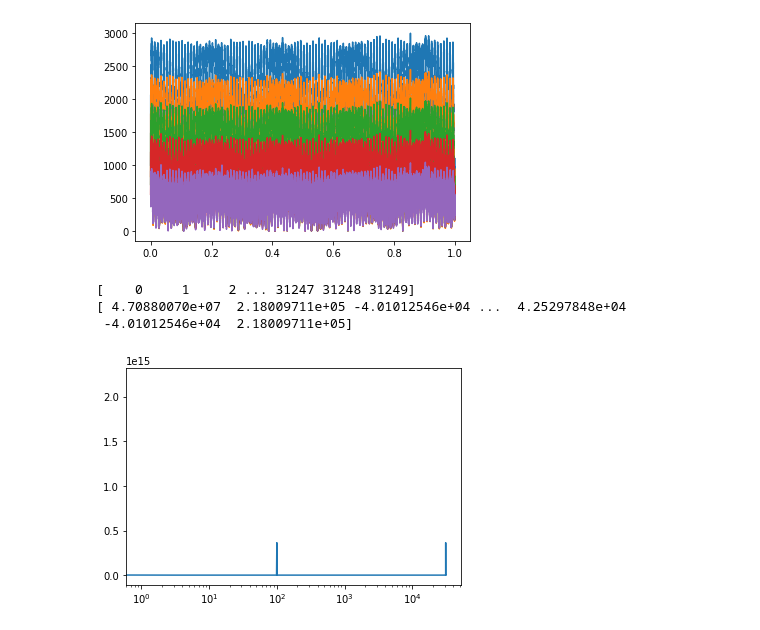
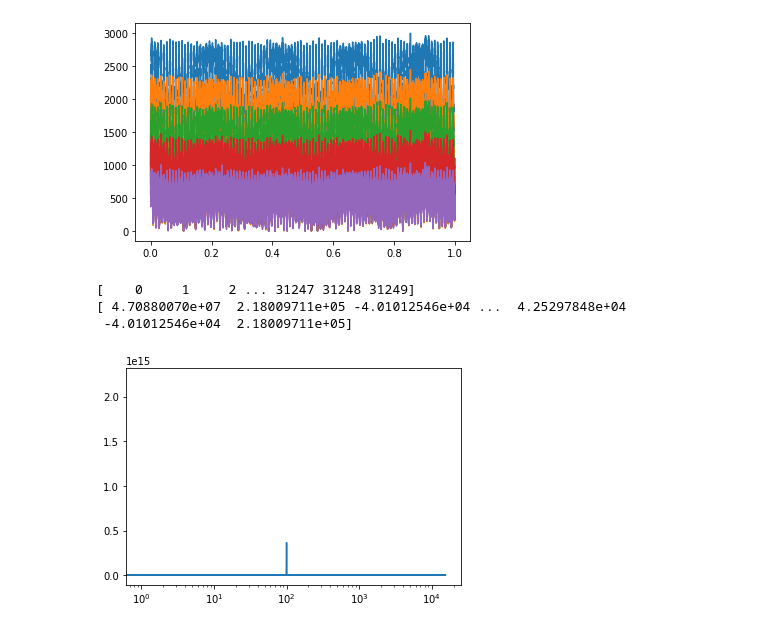
Before and after one commit to stemnic/TTT4280-Labs, a Jupyter notebook: lab1/dataview.ipynb, the cells around one changed output. Saved outputs shown, nothing was run; the diff lists cells and outputs as text; code cells hidden in the pictures.

Commit message:
Alternative fft freq finder

```diff
--- a/lab1/dataview.ipynb
+++ b/lab1/dataview.ipynb
@@ -65,21 +65,24 @@ plt.plot(x,channel5)
 [<matplotlib.lines.Line2D at 0x...>]
 [figure]
 # %%
+import matplotlib.pyplot as plt
+import numpy as np
 
 dataobj = data[1][:,0]
 #print(dataobj)
 t = np.arange(0,len(dataobj))
 #t = np.arange(0,1,1/len(dataobj))
 print(t)
 sp = np.fft.fft(dataobj)
-freq = t
+freq = np.fft.fftfreq(dataobj.size, d=32e-6)
+#freq = t
 print(sp.real)
 plt.xscale('log')
 #plt.yscale('log')
 plt.plot(freq,abs(sp)**2)
 plt.savefig("fft.png")
 # %% [output]
 [    0     1     2 ... 31247 31248 31249]
 [ 4.70880070e+07  2.18009711e+05 -4.01012546e+04 ...  4.25297848e+04
  -4.01012546e+04  2.18009711e+05]
-[figure, old version]
+[figure, new version]
```
Also changed, not shown: 1 other file.
